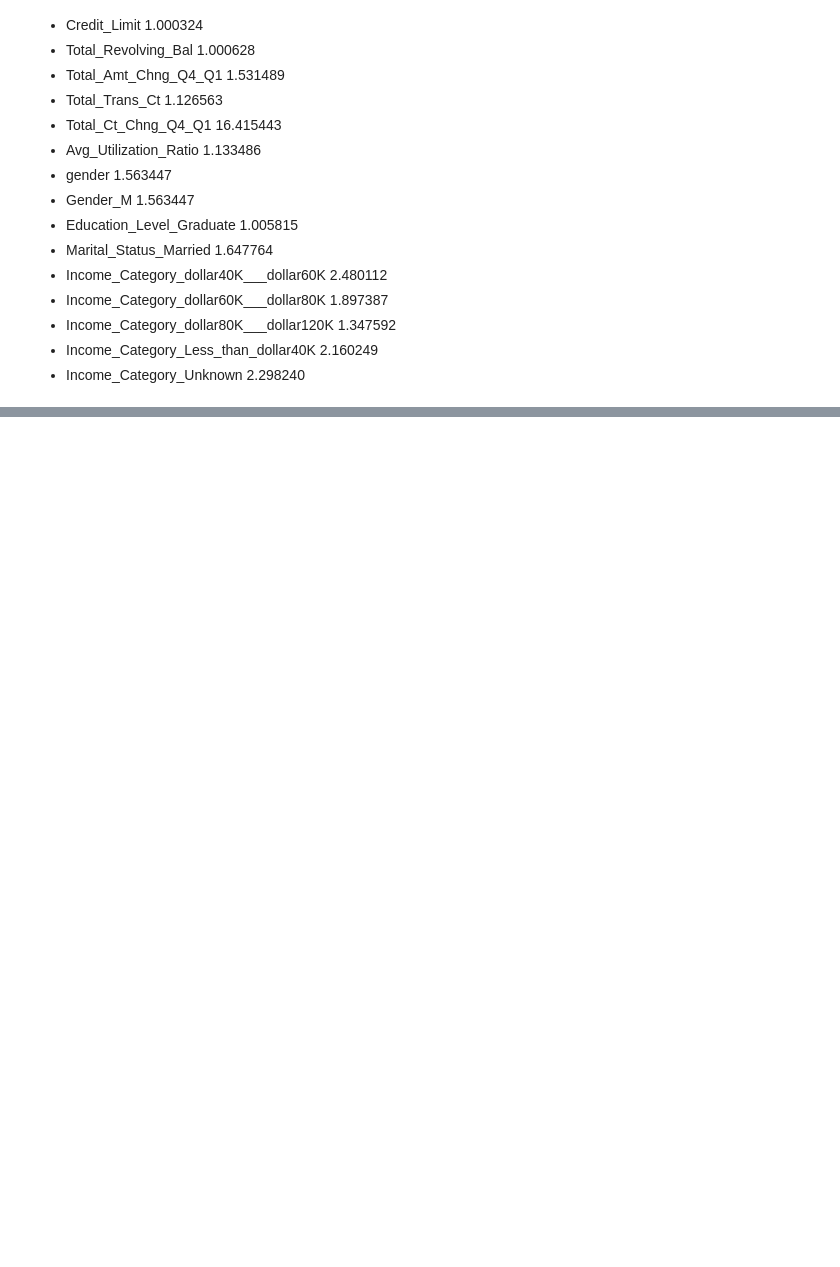
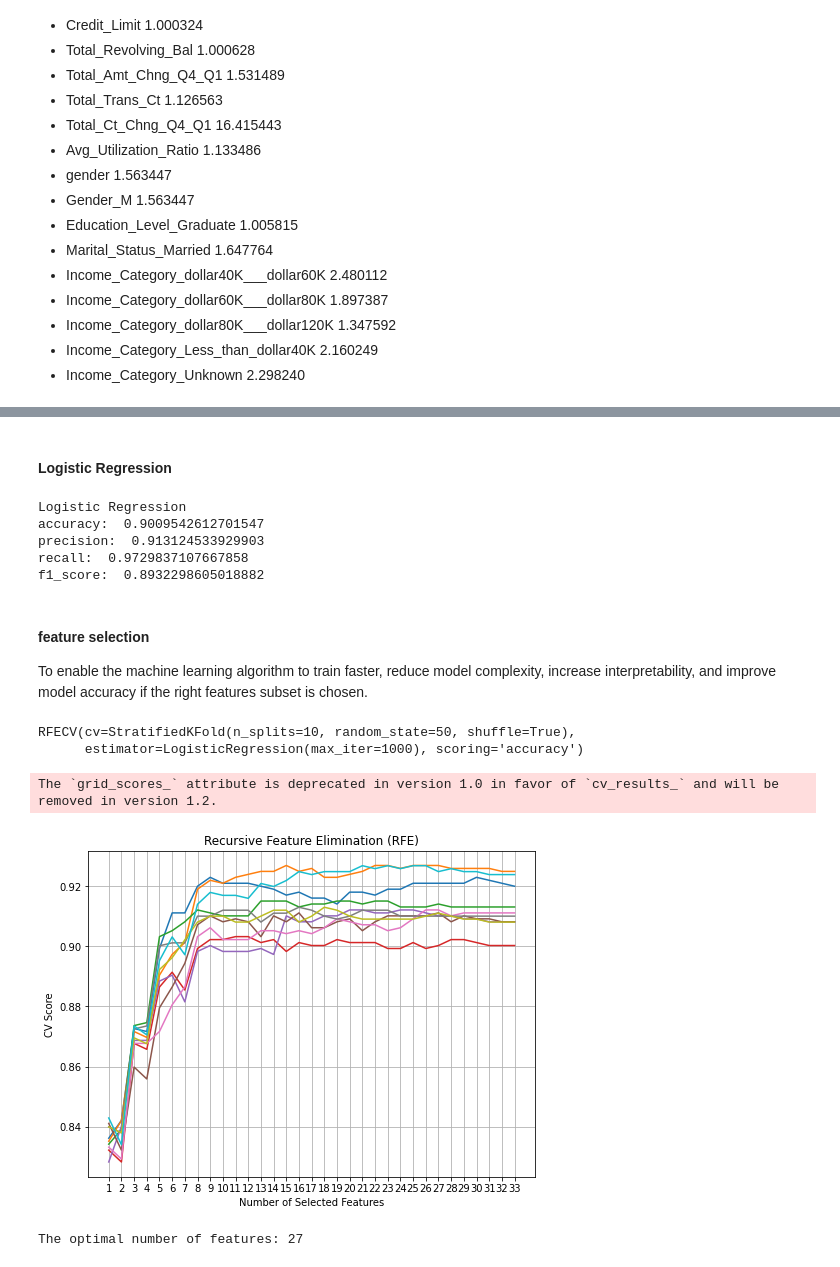
Before and after one commit to Msdot001/Customer-Churn-Prediction, a Jupyter notebook: Preprocess/test.ipynb, the cells around one changed output, grey strips where cells are left out. Saved outputs shown, nothing was run; the diff lists cells and outputs as text; code cells hidden in the pictures; blank space fills up the shorter version.

Commit message:
Comparison of model

```diff
--- a/Preprocess/test.ipynb
+++ b/Preprocess/test.ipynb
@@ -179,0 +218,7 @@ Intercept                                  0.001202
+# %%
+from scipy.special import boxcox1p
+from scipy.stats import boxcox_normmax
+
+# Normalize skewed features
+for col in skew_cols.index:
+    data[col] = boxcox1p(data[col], boxcox_normmax(data[col] + 1))
@@ -179,0 +227,6 @@ Intercept                                  0.001202
+# %%
+#Scaling features
+from sklearn.preprocessing import MinMaxScaler
+
+for col in data[numeric]:
+    data[col] = MinMaxScaler().fit_transform(data[[col]])
@@ -179,0 +243,9 @@ Intercept                                  0.001202
+# %%
+#Import metric for performance evaluation
+from sklearn.metrics import accuracy_score, precision_score, recall_score, f1_score
+
+#Split data into train and test sets
+from sklearn.model_selection import train_test_split
+X = data.drop('Attrition_Flag', axis=1)
+y = data['Attrition_Flag']
+X_train, X_test, y_train, y_test = train_test_split(X, y, test_size=0.3, random_state=50)
@@ -179,0 +289,40 @@ Intercept                                  0.001202
+# %% [markdown]
+#### Logistic Regression
+# %%
+# Running logistic regression model
+log_model = modeling(LogisticRegression, 'Logistic Regression', {'solver' : 'lbfgs', 'max_iter' : 1000})
+# %% [output]
+Logistic Regression
+accuracy:  0.9009542612701547
+precision:  0.913124533929903
+recall:  0.9729837107667858
+f1_score:  0.8932298605018882
+# %% [markdown]
+#### feature selection
+
+To enable the machine learning algorithm to train faster, reduce model complexity, increase interpretability, and improve model accuracy if the right features subset is chosen.
+# %%
+# Feature selection to improve model building
+from sklearn.feature_selection import RFECV
+from sklearn.model_selection import StratifiedKFold
+log = LogisticRegression(solver='lbfgs', max_iter=1000)
+rfecv = RFECV(estimator=log, cv=StratifiedKFold(10, random_state=50, shuffle=True), scoring="accuracy")
+rfecv.fit(X, y)
+# %% [output]
+RFECV(cv=StratifiedKFold(n_splits=10, random_state=50, shuffle=True),
+      estimator=LogisticRegression(max_iter=1000), scoring='accuracy')
+# %%
+plt.figure(figsize=(8, 6))
+plt.plot(range(1, len(rfecv.grid_scores_)+1), rfecv.grid_scores_)
+plt.grid()
+plt.xticks(range(1, X.shape[1]+1))
+plt.xlabel("Number of Selected Features")
+plt.ylabel("CV Score")
+plt.title("Recursive Feature Elimination (RFE)")
+plt.show()
+
+print("The optimal number of features: {}".format(rfecv.n_features_))
+# %% [output]
+The `grid_scores_` attribute is deprecated in version 1.0 in favor of `cv_results_` and will be removed in version 1.2.
+[figure, added]
+The optimal number of features: 27
```
Also changed, not shown: parts of 19 cells of this notebook, 1 other file.
